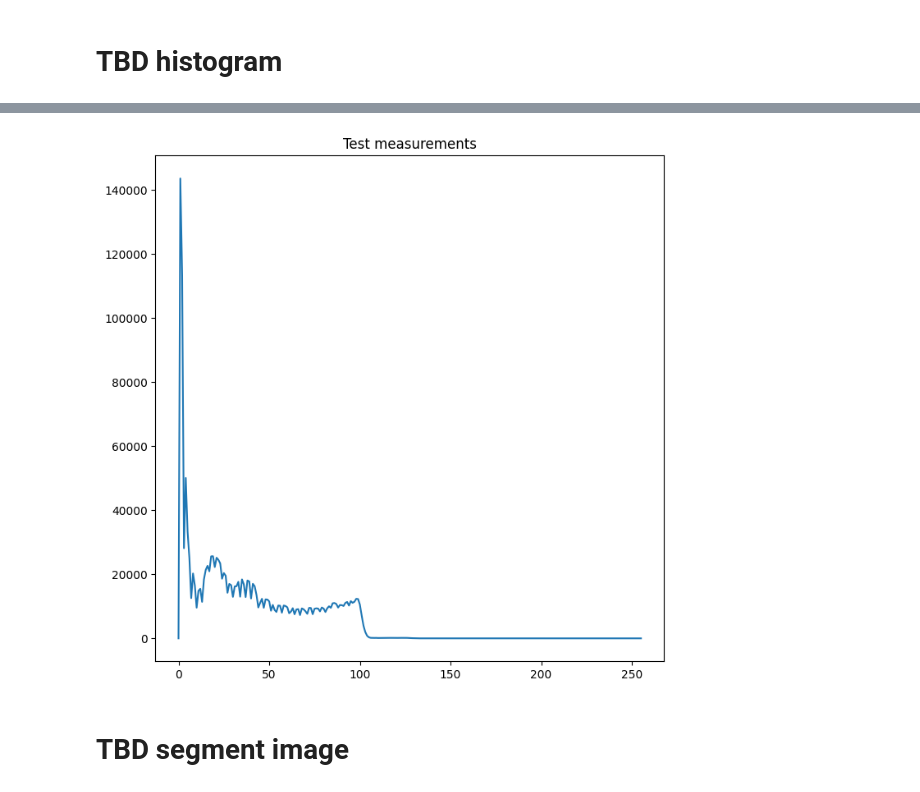
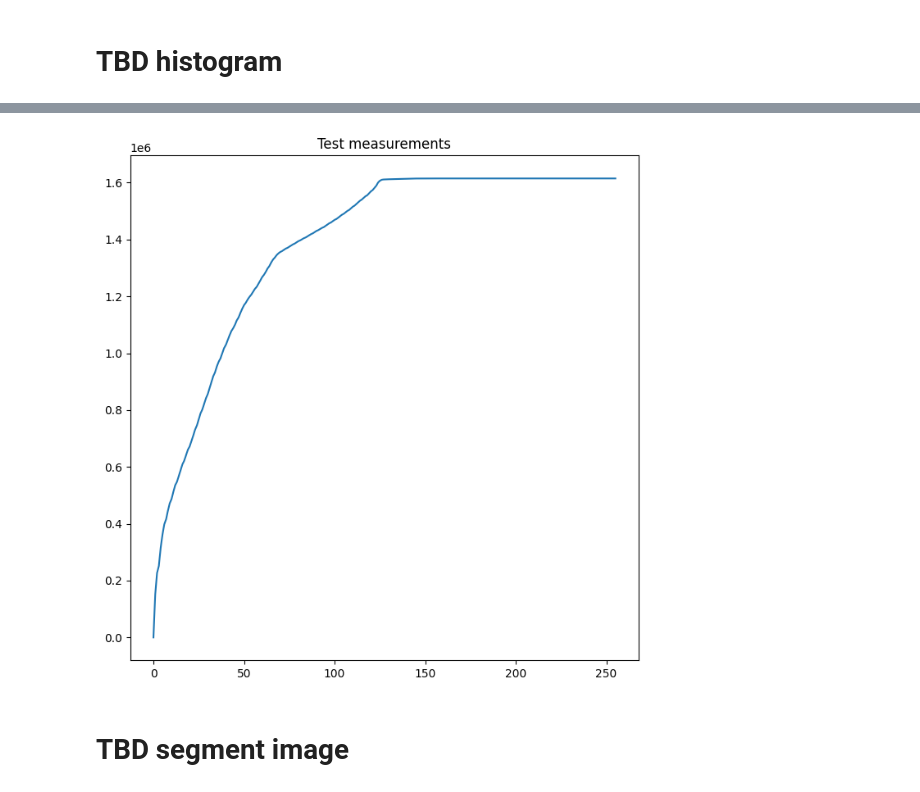
Before and after one commit to nunosousa/TelescopeMirrorTester, a Jupyter notebook: Software/Jupyter Notebooks/Shadowgram analysis/Shadowgram analysis.ipynb, the cells around one changed output, grey strips where cells are left out. Drawn from its saved outputs; the diff is of its cells as text; code cells hidden in the pictures.

```diff
--- a/Software/Jupyter Notebooks/Shadowgram analysis/Shadowgram analysis.ipynb
+++ b/Software/Jupyter Notebooks/Shadowgram analysis/Shadowgram analysis.ipynb
@@ -8,8 +8,9 @@ import cv2
 
 # Load our input image
 #capture = cv2.imread('./Datasets/(165) 13_06_2019/1/Image_0.0.png')
+capture = cv2.imread('./Datasets/(165) 13_06_2019/1/Image_1.0.png')
 #capture = cv2.imread('./Datasets/(165) 13_06_2019/1/Image_1.0.png')
-capture = cv2.imread('./Datasets/(165) 13_06_2019/1/Image_2.0.png')
+#capture = cv2.imread('./Datasets/(165) 13_06_2019/1/Image_2.0.png')
 # %%
 %matplotlib inline
 import matplotlib.pyplot as plt
@@ -150,0 +150,17 @@ print(np.median(capture_gray_hist))
+# %%
+capture_gray_hist_cdf = np.cumsum(capture_gray_hist)
+median_cdf = np.around(capture_gray_hist_cdf[-1]/2)
+capture_gray_median_color = (np.abs(capture_gray_hist_cdf - median_cdf)).argmin()
+# %%
+%matplotlib inline
+
+plt.rcParams['figure.figsize'] = [8, 8]
+#plt.rcParams['figure.dpi'] = 120
+
+plt.title('Test measurements')
+
+# call imshow() using plt object
+plt.plot(capture_gray_hist)
+
+# display that image
+plt.show()
@@ -151,18 +169,18 @@ print(np.median(capture_gray_hist))
 # %%
 %matplotlib inline
 
 plt.rcParams['figure.figsize'] = [8, 8]
 #plt.rcParams['figure.dpi'] = 120
 
 plt.title('Test measurements')
 
 # call imshow() using plt object
-plt.plot(capture_gray_hist)
+plt.plot(capture_gray_hist_cdf)
 
 # display that image
 plt.show()
 # %% [output]
-[figure, old version]
+[figure, new version]
 # %% [markdown]
 # TBD segment image
 # %%
```
Also changed, not shown: parts of 9 cells of this notebook.
